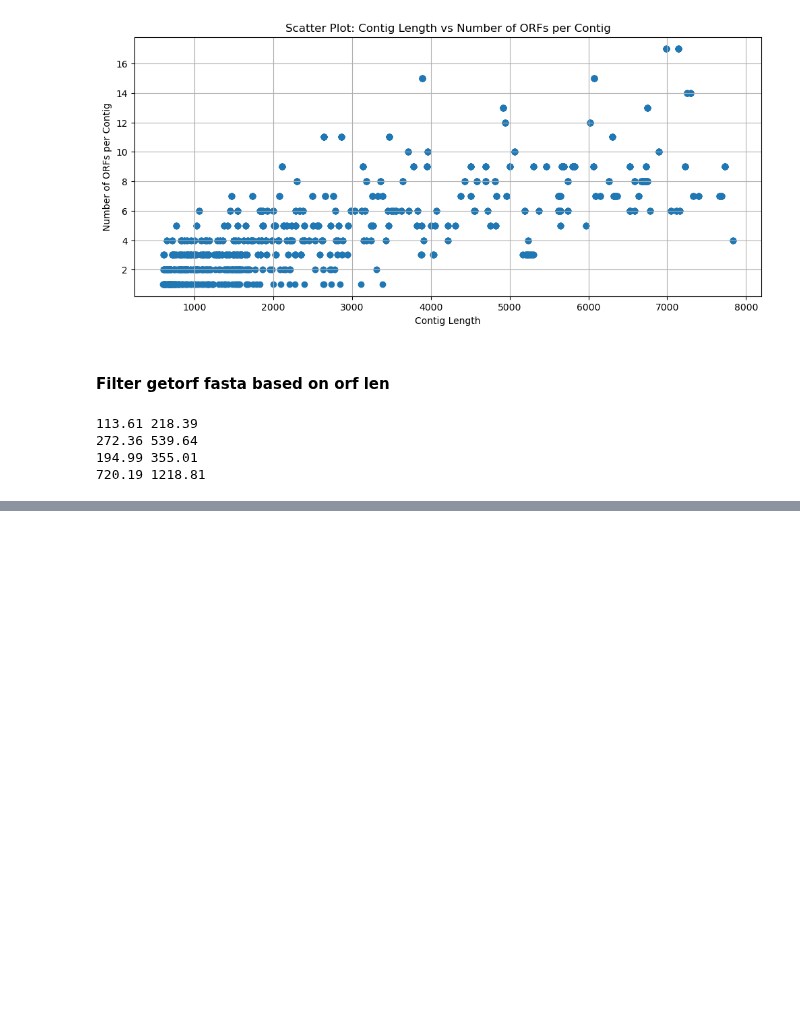
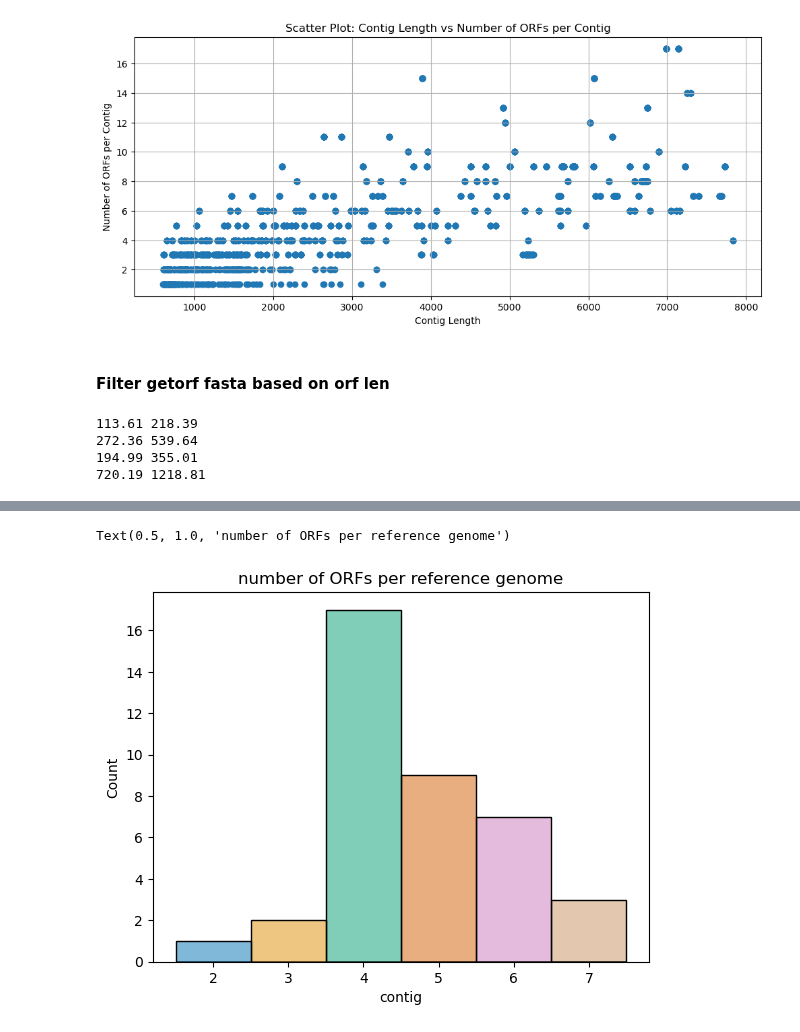
Before and after one commit to nezapajek/project-tobamo, a Jupyter notebook: analysis/whole_orf/01_getorf_candidates.ipynb, the cells around one changed output, grey strips where cells are left out. Drawn from its saved outputs; the diff is of its cells as text; code cells hidden in the pictures; blank space fills up the shorter version.

```diff
--- a/analysis/whole_orf/01_getorf_candidates.ipynb
+++ b/analysis/whole_orf/01_getorf_candidates.ipynb
@@ -169,0 +237,8 @@ for protein in proteins:
+# %%
+contig_value_counts = getorf_270_3510_tobamo['contig'].value_counts()
+
+fig = sns.histplot(x=contig_value_counts, discrete=True, hue = contig_value_counts, palette = 'colorblind', legend=False)
+fig.set_title('number of ORFs per reference genome')
+# %% [output]
+Text(0.5, 1.0, 'number of ORFs per reference genome')
+[figure, added]
```
Also changed, not shown: parts of 26 cells of this notebook, 9 other files.
